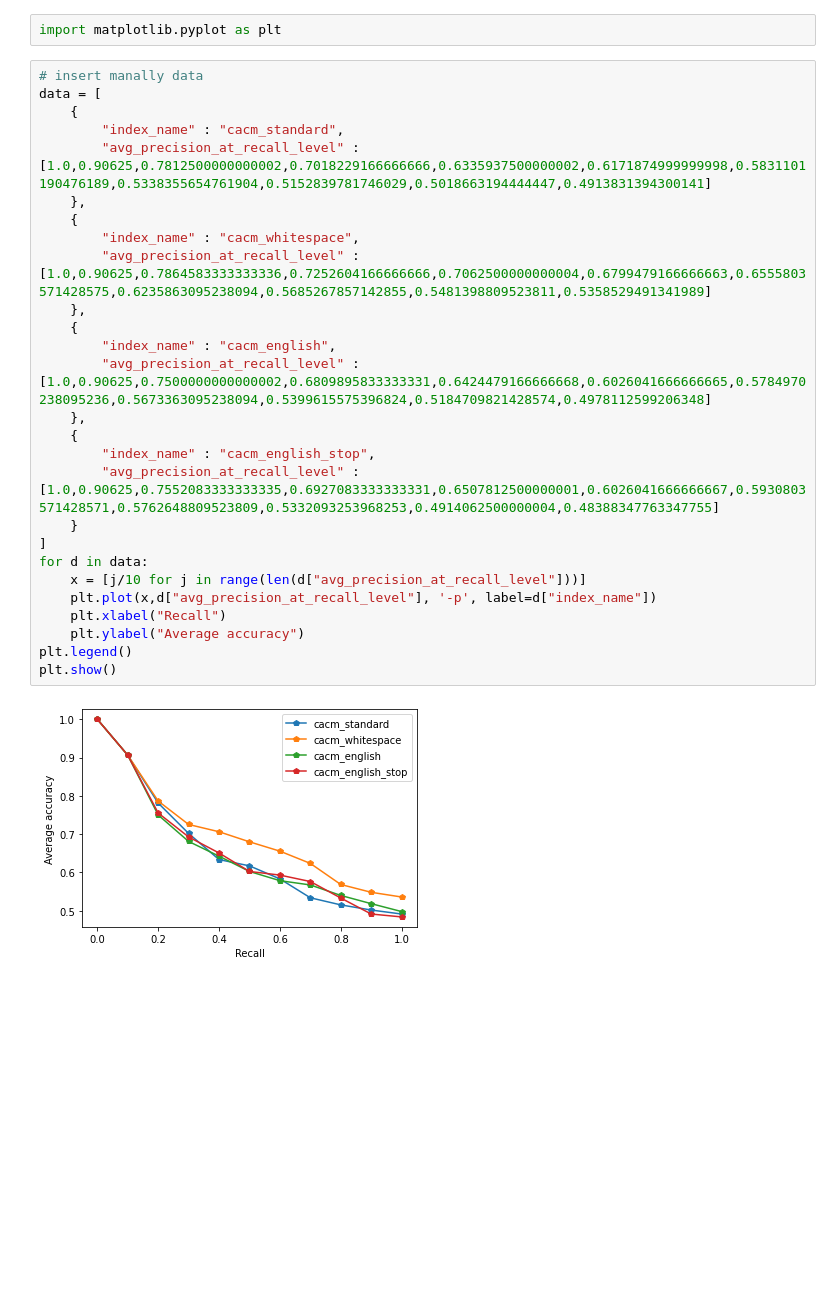
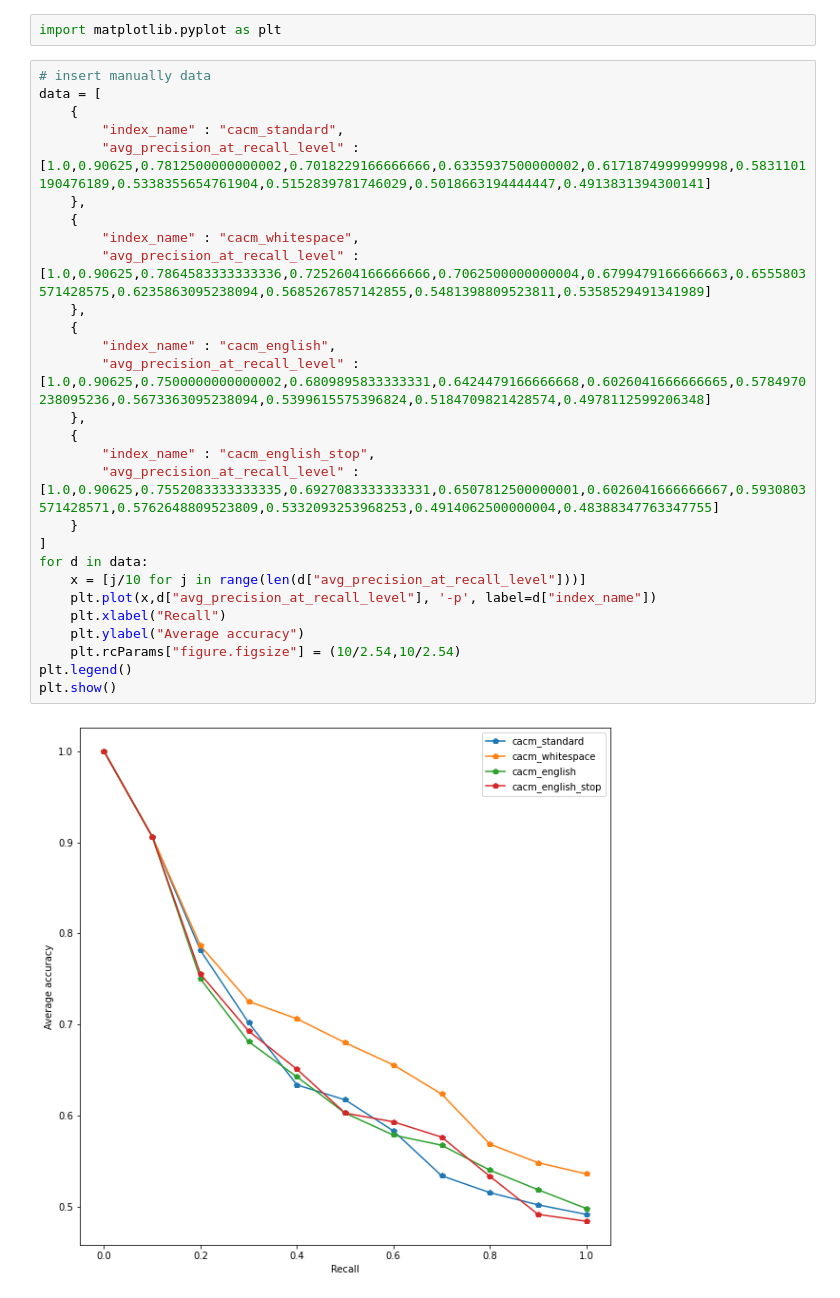
Before and after one commit to sebaahoue/Master-MSE---labos, a Jupyter notebook: DataMgmt/lab2/notbook.ipynb, the cells around one changed output. Drawn from its saved outputs; the diff is of its cells as text; blank space fills up the shorter version.

```diff
--- a/DataMgmt/lab2/notbook.ipynb
+++ b/DataMgmt/lab2/notbook.ipynb
@@ -11,33 +11,34 @@ Pour chaque requête, nous avons pu calculer la précision, le rappel ou encore
 # %%
 import matplotlib.pyplot as plt
 # %%
-# insert manally data
+# insert manually data
 data = [
     {
         "index_name" : "cacm_standard",
         "avg_precision_at_recall_level" : [1.0,0.90625,0.7812500000000002,0.7018229166666666,0.6335937500000002,0.6171874999999998,0.5831101190476189,0.5338355654761904,0.5152839781746029,0.5018663194444447,0.4913831394300141]
     },
     {
         "index_name" : "cacm_whitespace",
         "avg_precision_at_recall_level" : [1.0,0.90625,0.7864583333333336,0.7252604166666666,0.7062500000000004,0.6799479166666663,0.6555803571428575,0.6235863095238094,0.5685267857142855,0.5481398809523811,0.5358529491341989]
     },
     {
         "index_name" : "cacm_english",
         "avg_precision_at_recall_level" : [1.0,0.90625,0.7500000000000002,0.6809895833333331,0.6424479166666668,0.6026041666666665,0.5784970238095236,0.5673363095238094,0.5399615575396824,0.5184709821428574,0.4978112599206348]
     },
     {
         "index_name" : "cacm_english_stop",
         "avg_precision_at_recall_level" : [1.0,0.90625,0.7552083333333335,0.6927083333333331,0.6507812500000001,0.6026041666666667,0.5930803571428571,0.5762648809523809,0.5332093253968253,0.4914062500000004,0.48388347763347755]
     }
 ]
 for d in data:
     x = [j/10 for j in range(len(d["avg_precision_at_recall_level"]))]
     plt.plot(x,d["avg_precision_at_recall_level"], '-p', label=d["index_name"])
     plt.xlabel("Recall")
     plt.ylabel("Average accuracy")
+    plt.rcParams["figure.figsize"] = (10/2.54,10/2.54)
 plt.legend()
 plt.show()
 # %% [output]
-[figure, old version]
+[figure, new version]
 # %% [markdown]
 ## Conclusion
```
Also changed, not shown: parts of 2 cells of this notebook, 3 other files.
